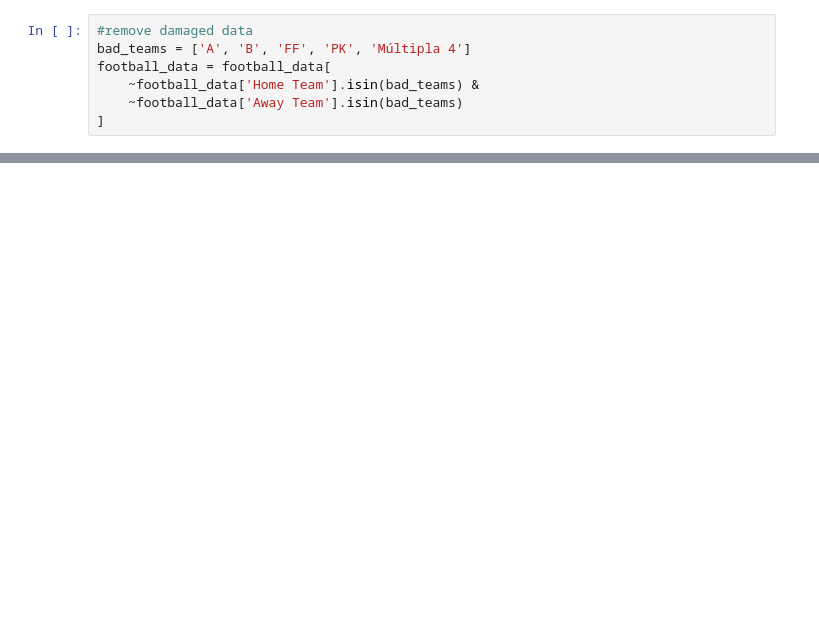
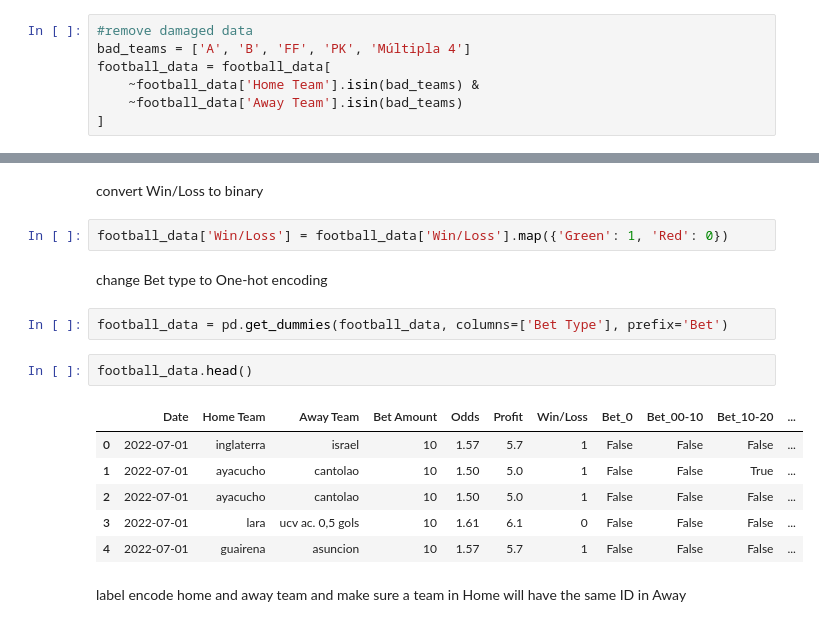
Before and after one commit to peterjanas/betting-BI, a Jupyter notebook: cleaning_football.ipynb, the cells around one changed output, grey strips where cells are left out. Drawn from its saved outputs; the diff is of its cells as text; blank space fills up the shorter version.

```diff
--- a/cleaning_football.ipynb
+++ b/cleaning_football.ipynb
@@ -381,0 +410,19 @@ football_data[football_data['Away Team'].isnull()]
+# %% [markdown]
+convert Win/Loss to binary
+# %%
+football_data['Win/Loss'] = football_data['Win/Loss'].map({'Green': 1, 'Red': 0})
+# %% [markdown]
+change Bet type to One-hot encoding
+# %%
+football_data = pd.get_dummies(football_data, columns=['Bet Type'], prefix='Bet')
+# %%
+football_data.head()
+# %% [output]
+|  | Date | Home Team | Away Team | Bet Amount | Odds | Profit | Win/Loss | Bet_0 | Bet_00-10 | Bet_10-20 | ... |
+| 0 | 2022-07-01 | inglaterra | israel | 10 | 1.57 | 5.7 | 1 | False | False | False | ... |
+| 1 | 2022-07-01 | ayacucho | cantolao | 10 | 1.50 | 5.0 | 1 | False | False | True | ... |
+| 2 | 2022-07-01 | ayacucho | cantolao | 10 | 1.50 | 5.0 | 1 | False | False | False | ... |
+| 3 | 2022-07-01 | lara | ucv ac. 0,5 gols | 10 | 1.61 | 6.1 | 0 | False | False | False | ... |
+| 4 | 2022-07-01 | guairena | asuncion | 10 | 1.57 | 5.7 | 1 | False | False | False | ... |
+# %% [markdown]
+label encode home and away team and make sure a team in Home will have the same ID in Away
```
Also changed, not shown: parts of 23 cells of this notebook, 1 other file.
